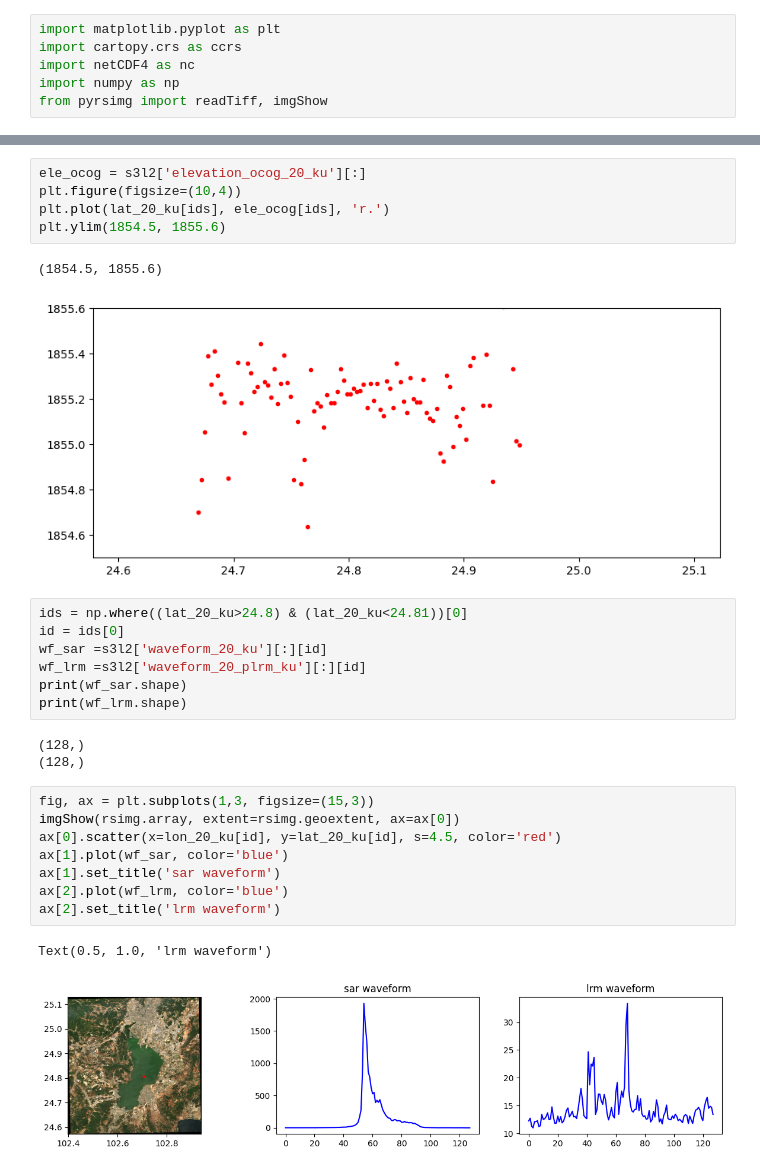
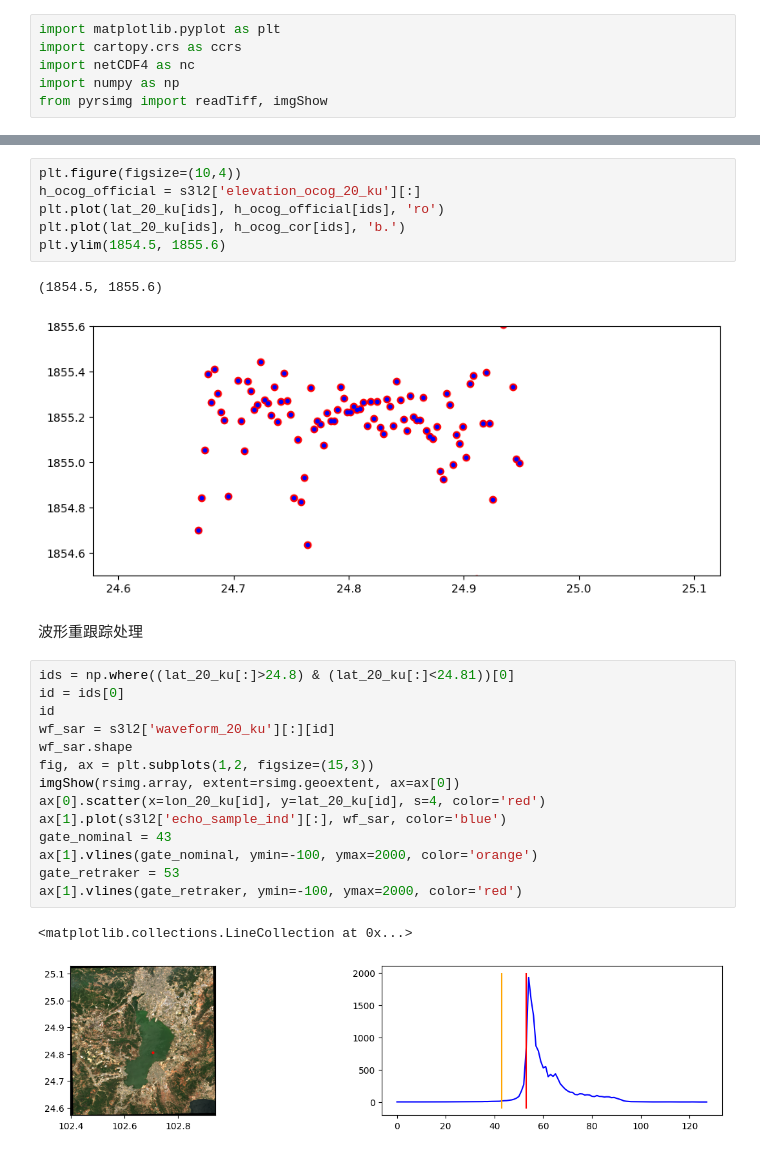
Before and after one commit to xinluo2018/satellite-altimetry-course, a Jupyter notebook: 第3章-星载雷达测高应用-12学时/Untitled0.ipynb, the cells around one changed output, grey strips where cells are left out. Drawn from its saved outputs; the diff is of its cells as text.

```diff
--- a/第3章-星载雷达测高应用-12学时/Untitled0.ipynb
+++ b/第3章-星载雷达测高应用-12学时/Untitled0.ipynb
@@ -122,29 +143,28 @@ filling on
 # %%
-ele_ocog = s3l2['elevation_ocog_20_ku'][:]
 plt.figure(figsize=(10,4))
-plt.plot(lat_20_ku[ids], ele_ocog[ids], 'r.')
+h_ocog_official = s3l2['elevation_ocog_20_ku'][:]
+plt.plot(lat_20_ku[ids], h_ocog_official[ids], 'ro')
+plt.plot(lat_20_ku[ids], h_ocog_cor[ids], 'b.')
 plt.ylim(1854.5, 1855.6)
 # %% [output]
 (1854.5, 1855.6)
-[figure, old version]
+[figure, new version]
-# %%
-ids = np.where((lat_20_ku>24.8) & (lat_20_ku<24.81))[0]
-id = ids[0]
-wf_sar =s3l2['waveform_20_ku'][:][id]
-wf_lrm =s3l2['waveform_20_plrm_ku'][:][id]
-print(wf_sar.shape)
-print(wf_lrm.shape)
-# %% [output]
-(128,)
-(128,)
+# %% [markdown]
+波形重跟踪处理
 # %%
-fig, ax = plt.subplots(1,3, figsize=(15,3))
+ids = np.where((lat_20_ku[:]>24.8) & (lat_20_ku[:]<24.81))[0]
+id = ids[0]
+id
+wf_sar = s3l2['waveform_20_ku'][:][id]
+wf_sar.shape
+fig, ax = plt.subplots(1,2, figsize=(15,3))
 imgShow(rsimg.array, extent=rsimg.geoextent, ax=ax[0])
-ax[0].scatter(x=lon_20_ku[id], y=lat_20_ku[id], s=4.5, color='red')
-ax[1].plot(wf_sar, color='blue')
-ax[1].set_title('sar waveform')
-ax[2].plot(wf_lrm, color='blue')
-ax[2].set_title('lrm waveform')
+ax[0].scatter(x=lon_20_ku[id], y=lat_20_ku[id], s=4, color='red')
+ax[1].plot(s3l2['echo_sample_ind'][:], wf_sar, color='blue')
+gate_nominal = 43
+ax[1].vlines(gate_nominal, ymin=-100, ymax=2000, color='orange')
+gate_retraker = 53
+ax[1].vlines(gate_retraker, ymin=-100, ymax=2000, color='red')
 # %% [output]
-Text(0.5, 1.0, 'lrm waveform')
+<matplotlib.collections.LineCollection at 0x...>
-[figure, old version]
+[figure, new version]
```
Also changed, not shown: parts of 19 cells of this notebook, 23 other files.
